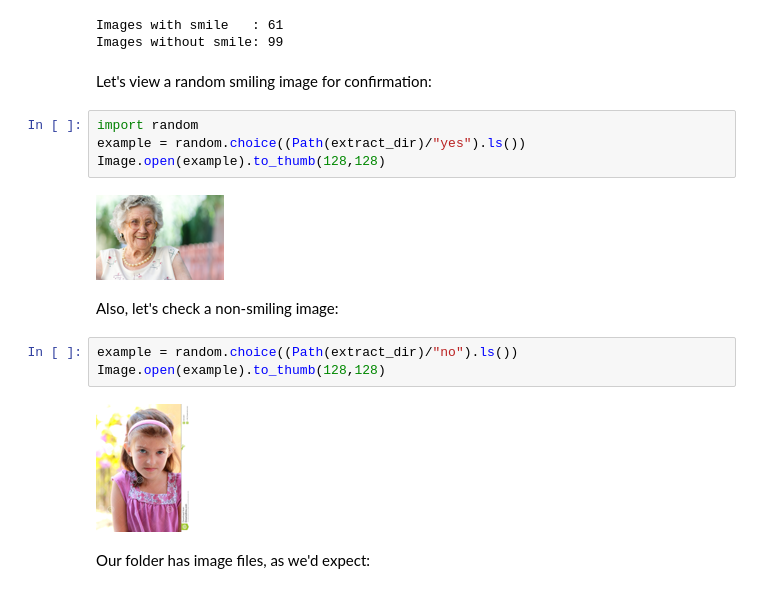
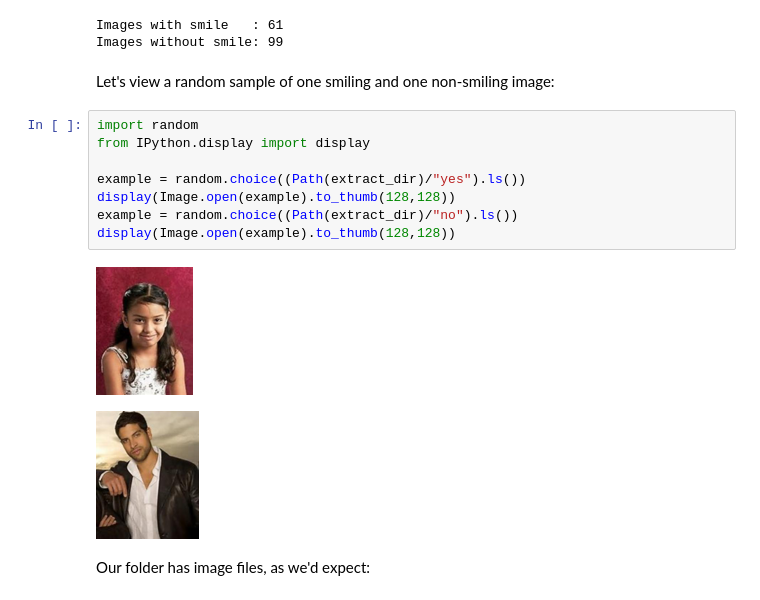
Before and after one commit to fornwall/first-image-classifier, a Jupyter notebook: notebook.ipynb, the cells around one changed output. Cells and saved outputs as stored; diff of their text form.

```diff
--- a/notebook.ipynb
+++ b/notebook.ipynb
@@ -30,19 +32,17 @@ print(f"Images without smile: {len((extract_dir/'no').ls())}")
 Images with smile   : 61
 Images without smile: 99
 # %% [markdown]
-Let's view a random smiling image for confirmation:
+Let's view a random sample of one smiling and one non-smiling image:
 # %%
 import random
+from IPython.display import display
+
 example = random.choice((Path(extract_dir)/"yes").ls())
-Image.open(example).to_thumb(128,128)
+display(Image.open(example).to_thumb(128,128))
+example = random.choice((Path(extract_dir)/"no").ls())
+display(Image.open(example).to_thumb(128,128))
 # %% [output]
-[figure, old version]
+[figure, new version]
+[figure, added]
-# %% [markdown]
-Also, let's check a non-smiling image:
-# %%
-example = random.choice((Path(extract_dir)/"no").ls())
-Image.open(example).to_thumb(128,128)
-# %% [output]
-[figure, removed]
 # %% [markdown]
 Our folder has image files, as we'd expect:
```
Also changed, not shown: parts of 42 cells of this notebook.
